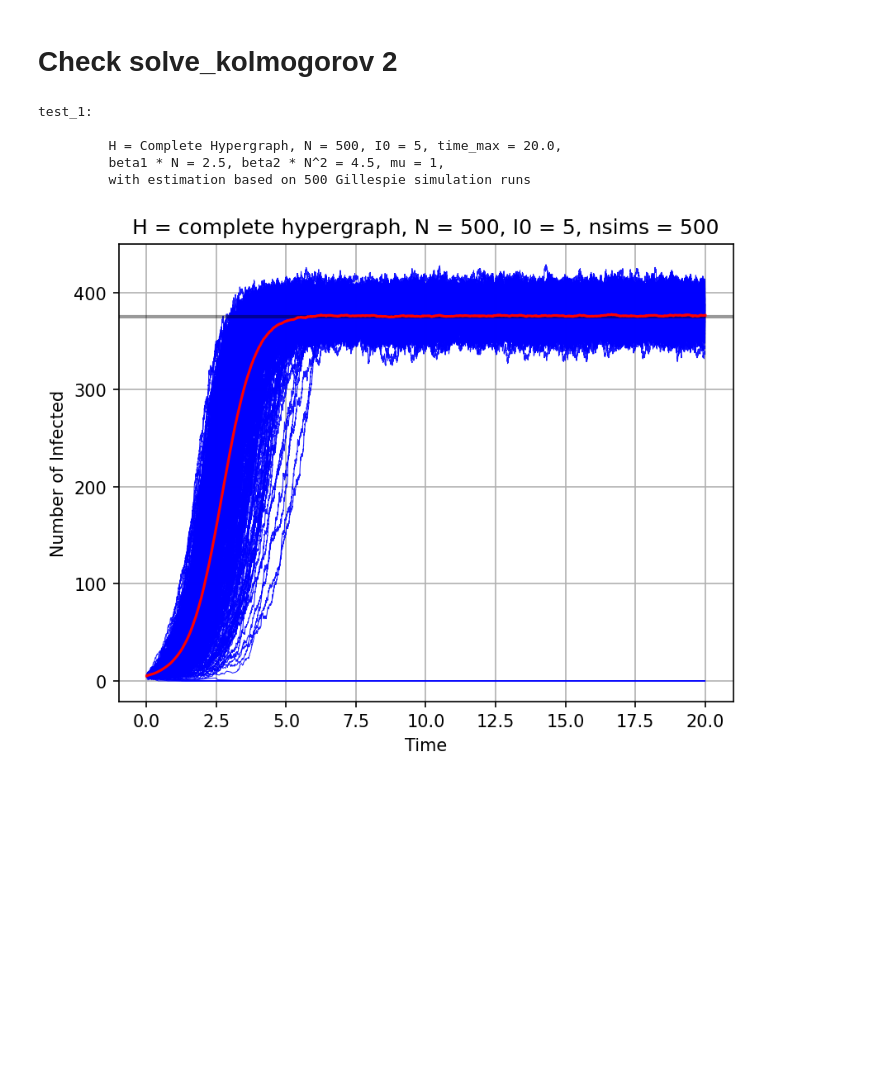
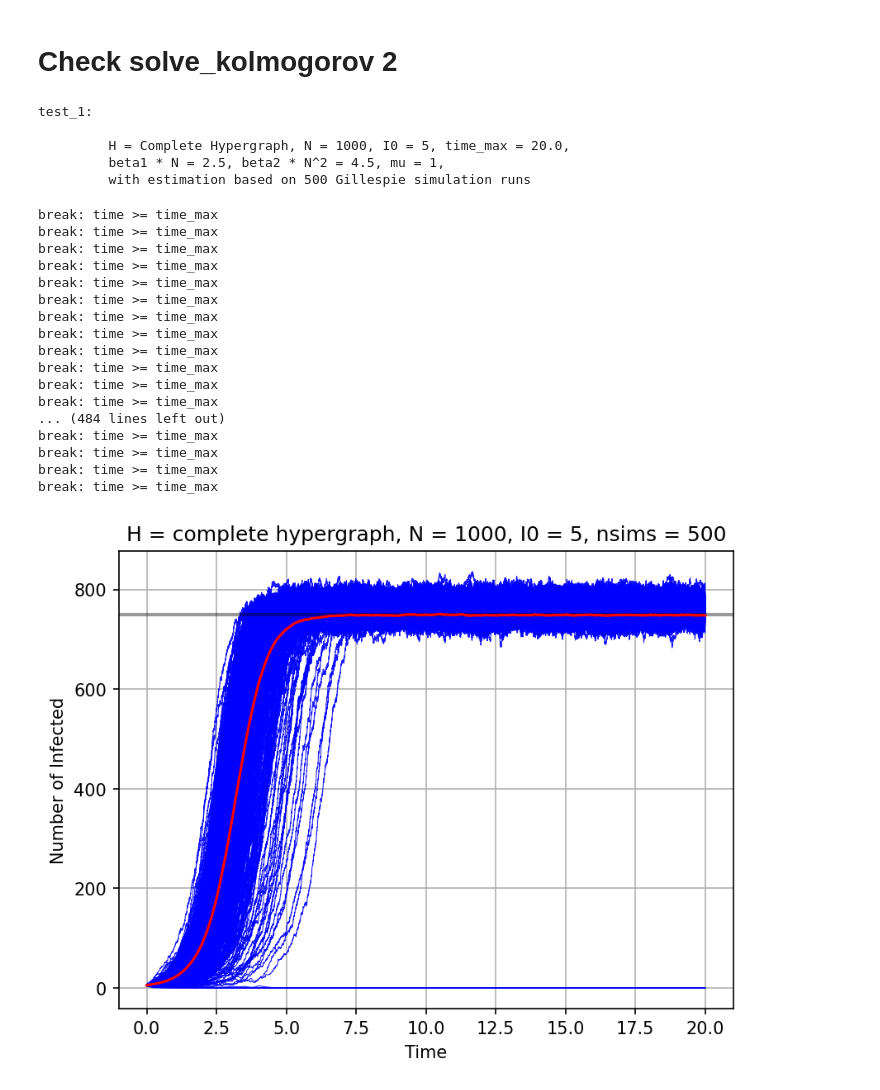
Before and after one commit to markolalovic/higher-order-contagion, a Jupyter notebook: notebooks/check-solve_kolmogorov-2.ipynb, the cells around one changed output. Saved outputs shown, nothing was run; the diff lists cells and outputs as text; code cells hidden in the pictures; blank space fills up the shorter version.

```diff
--- a/notebooks/check-solve_kolmogorov-2.ipynb
+++ b/notebooks/check-solve_kolmogorov-2.ipynb
@@ -18,7 +18,7 @@ test_name = "test_1"
 g_type = "complete"
 
 # TODO: increase these values
-N = 500
+N = 1000
 g = CompleteHypergraph(N)
 
 I0 = 5
@@ -47,7 +47,7 @@ print(f"\t with estimation based on {nsims} Gillespie simulation runs\n")
 # %% [output]
 test_1:
 
-         H = Complete Hypergraph, N = 500, I0 = 5, time_max = 20.0,
+         H = Complete Hypergraph, N = 1000, I0 = 5, time_max = 20.0,
          beta1 * N = 2.5, beta2 * N^2 = 4.5, mu = 1,
          with estimation based on 500 Gillespie simulation runs
 # %%
@@ -55,7 +55,7 @@ test_1:
 # I0_gillespie = I0 # TODO: go over the range when necessary
 # initial_infections = list(range(I0_gillespie))
 
-run_gillespie_simulations = False
+run_gillespie_simulations = True
 test_name = "test_2"
 if run_gillespie_simulations:
     X_sims = []
@@ -68,34 +68,51 @@ if run_gillespie_simulations:
     sim_results = {f'sim_{i}': X_sims[i] for i in range(nsims)}
     np.savez_compressed(f'../results/gillespie-sims_{test_name}.npz', **sim_results)
 else:
     # load simulation results
     sim_results = np.load(f'../results/gillespie-sims_{test_name}.npz', allow_pickle=True)
     X_sims = [sim_results[f'sim_{i}'] for i in range(nsims)]
 
 # plot X_t curves in gray and average curve in red
 fig = plt.figure(dpi=150) # set DPI
 ax  = plt.subplot()
 
 for X_t in X_sims:
     ax.plot(X_t[0], X_t[2], c="blue", alpha=0.9, linewidth=0.5, rasterized=True)
 
 avg_curve, times = get_average(X_sims, time_max, nsims, delta_t = 0.01)
 # avg_curve, times = get_average_corrected(X_sims, time_max, nsims, delta_t = 0.01)
 
 plt.axhline(y=int(0.75 * N), color='black', lw=2, alpha=0.4, linestyle='-')
 
 plt.plot(times, avg_curve, "red")
 
 plt.xlabel("Time")
 plt.ylabel("Number of Infected")
 plt.grid(True)
 plt.title(f"H = complete hypergraph, N = {N}, I0 = {I0}, nsims = {nsims}")
 plt.savefig(f"../figures/estimation/complete/{test_name}/gillespie-sims.pdf",
             format='pdf', bbox_inches='tight')
 plt.show()
 plt.close(fig) # free up memory
 # %% [output]
+break: time >= time_max
+break: time >= time_max
+break: time >= time_max
+break: time >= time_max
+break: time >= time_max
+break: time >= time_max
+break: time >= time_max
+break: time >= time_max
+break: time >= time_max
+break: time >= time_max
+break: time >= time_max
+break: time >= time_max
+... (484 lines left out)
+break: time >= time_max
+break: time >= time_max
+break: time >= time_max
+break: time >= time_max
-[figure, old version]
+[figure, new version]
 # %%
 # solve KEs and compare
 all_states = list_all_states(g)
```
Also changed, not shown: parts of 1 cell of this notebook, 8 other files.
